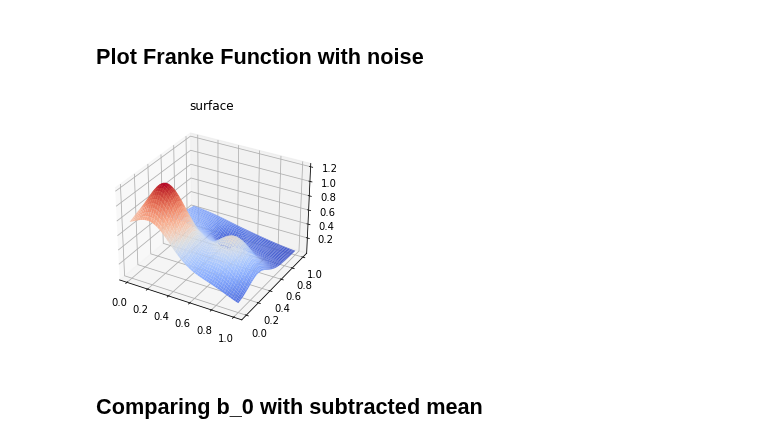
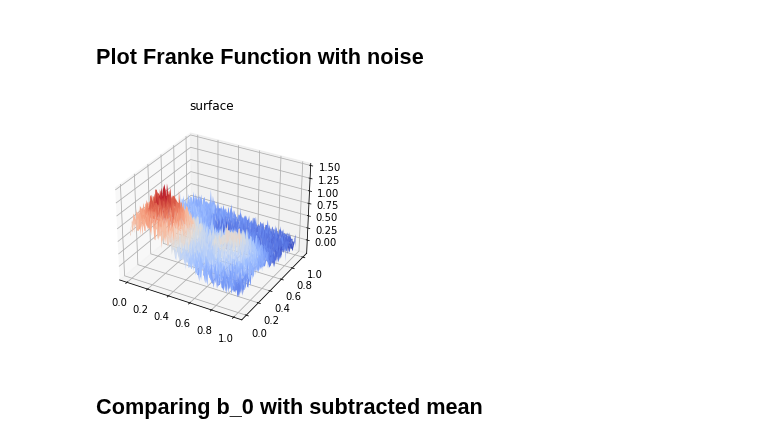
Before and after one commit to eoydvin/FYS-STK4155, a Jupyter notebook: Project_1/Exercise 1.ipynb, the cells around one changed output. Saved outputs shown, nothing was run; the diff lists cells and outputs as text; code cells hidden in the pictures.

```diff
--- a/Project_1/Exercise 1.ipynb
+++ b/Project_1/Exercise 1.ipynb
@@ -22,21 +22,21 @@ array([8.22794963e-29, 6.81994701e-28, 2.03245775e-30, 1.27203821e-29])
 # %%
 from franke_function import FrankeFunction as Fr
 from matplotlib import cm
 
 x = np.linspace(0, 1, 100)
 y = np.linspace(0, 1, 100)
 
 x, y = np.meshgrid(x, y)
 
 noise = np.random.randn(x.shape[0], y.shape[1])
 
-z = Fr(x, y) + noise*0
+z = Fr(x, y) + noise*0.1
 
 ax = plt.subplot(111, projection='3d')
 ax.plot_surface(x, y, z, cmap=cm.coolwarm)
 ax.set_title('surface');
 # %% [output]
-[figure, old version]
+[figure, new version]
 # %% [markdown]
 ## Comparing b_0 with subtracted mean
 # %%
```
Also changed, not shown: parts of 8 cells of this notebook, 4 other files.
